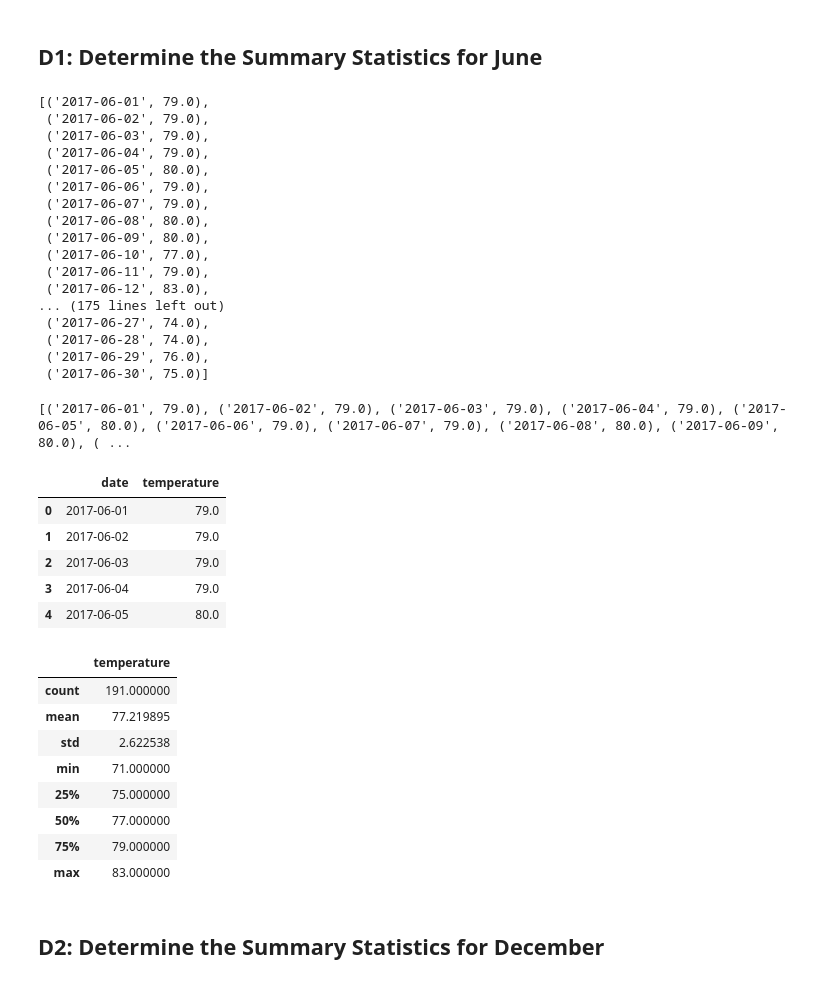
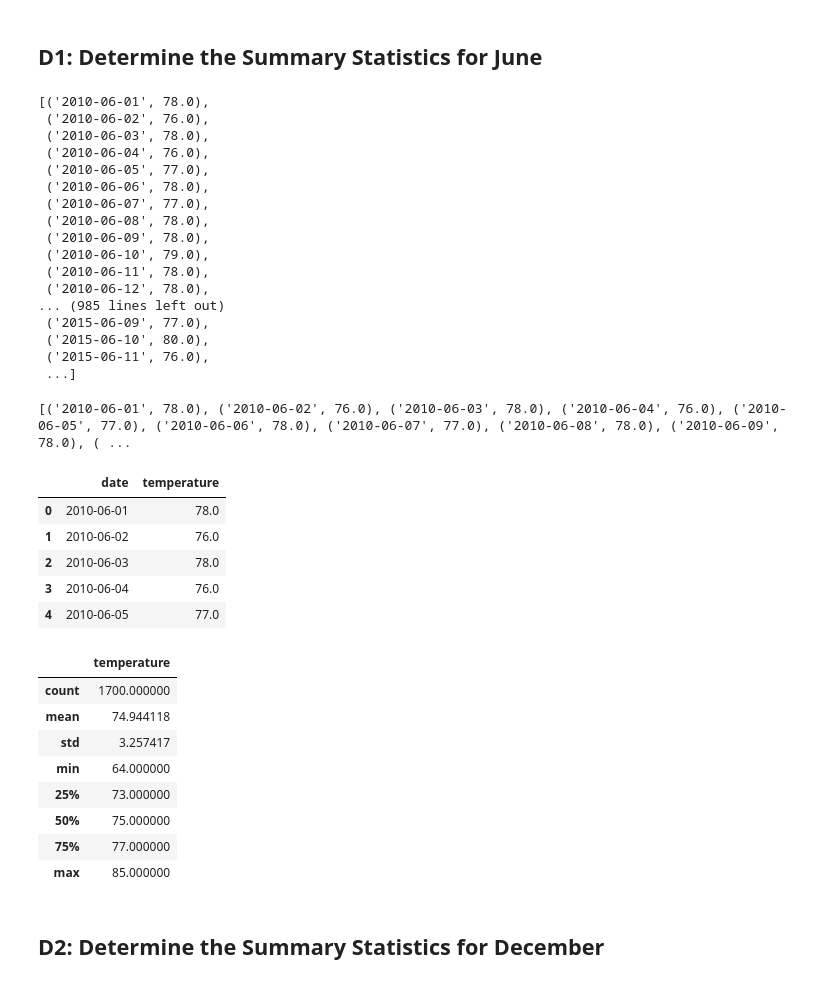
Before and after one commit to ereekaj/Surfs_Up, a Jupyter notebook: SurfsUp_Challenge.ipynb, the cells around one changed output. Saved outputs shown, nothing was run; the diff lists cells and outputs as text; code cells hidden in the pictures.

```diff
--- a/SurfsUp_Challenge.ipynb
+++ b/SurfsUp_Challenge.ipynb
@@ -31,58 +31,56 @@ session = Session(engine)
 from sqlalchemy import extract
 
 # 2. Write a query that filters the Measurement table to retrieve the temperatures for the month of June.
-session.query(Measurement.date, Measurement.tobs).filter(Measurement.date <='2017-06-30').\
-    filter(Measurement.date>= "2017-06-01").all()
+session.query(Measurement.date, Measurement.tobs).filter(extract('month', Measurement.date)==6).all()
 # %% [output]
-[('2017-06-01', 79.0),
- ('2017-06-02', 79.0),
- ('2017-06-03', 79.0),
- ('2017-06-04', 79.0),
- ('2017-06-05', 80.0),
- ('2017-06-06', 79.0),
- ('2017-06-07', 79.0),
- ('2017-06-08', 80.0),
- ('2017-06-09', 80.0),
- ('2017-06-10', 77.0),
- ('2017-06-11', 79.0),
- ('2017-06-12', 83.0),
-... (175 lines left out)
- ('2017-06-27', 74.0),
- ('2017-06-28', 74.0),
- ('2017-06-29', 76.0),
- ('2017-06-30', 75.0)]
+[('2010-06-01', 78.0),
+ ('2010-06-02', 76.0),
+ ('2010-06-03', 78.0),
+ ('2010-06-04', 76.0),
+ ('2010-06-05', 77.0),
+ ('2010-06-06', 78.0),
+ ('2010-06-07', 77.0),
+ ('2010-06-08', 78.0),
+ ('2010-06-09', 78.0),
+ ('2010-06-10', 79.0),
+ ('2010-06-11', 78.0),
+ ('2010-06-12', 78.0),
+... (985 lines left out)
+ ('2015-06-09', 77.0),
+ ('2015-06-10', 80.0),
+ ('2015-06-11', 76.0),
+ ...]
 # %%
 #  3. Convert the June temperatures to a list.
-results = []
-results = session.query(Measurement.date, Measurement.tobs).filter(Measurement.date <='2017-06-30').\
-    filter(Measurement.date>= "2017-06-01").all()
-print(results)
+results_June = []
+results_June = session.query(Measurement.date, Measurement.tobs).filter(extract('month', Measurement.date)==6).all()
+print(results_June)
 # %% [output]
-[('2017-06-01', 79.0), ('2017-06-02', 79.0), ('2017-06-03', 79.0), ('2017-06-04', 79.0), ('2017-06-05', 80.0), ('2017-06-06', 79.0), ('2017-06-07', 79.0), ('2017-06-08', 80.0), ('2017-06-09', 80.0), ( ...
+[('2010-06-01', 78.0), ('2010-06-02', 76.0), ('2010-06-03', 78.0), ('2010-06-04', 76.0), ('2010-06-05', 77.0), ('2010-06-06', 78.0), ('2010-06-07', 77.0), ('2010-06-08', 78.0), ('2010-06-09', 78.0), ( ...
 # %%
 # 4. Create a DataFrame from the list of temperatures for the month of June.
-june_df = pd.DataFrame(results, columns=['date','temperature'])
+june_df = pd.DataFrame(results_June, columns=['date','temperature'])
 june_df.head()
 # %% [output]
 |  | date | temperature |
-| 0 | 2017-06-01 | 79.0 |
-| 1 | 2017-06-02 | 79.0 |
-| 2 | 2017-06-03 | 79.0 |
-| 3 | 2017-06-04 | 79.0 |
-| 4 | 2017-06-05 | 80.0 |
+| 0 | 2010-06-01 | 78.0 |
+| 1 | 2010-06-02 | 76.0 |
+| 2 | 2010-06-03 | 78.0 |
+| 3 | 2010-06-04 | 76.0 |
+| 4 | 2010-06-05 | 77.0 |
 # %%
 # 5. Calculate and print out the summary statistics for the June temperature DataFrame.
 june_df.describe()
 # %% [output]
 |  | temperature |
-| count | 191.000000 |
-| mean | 77.219895 |
-| std | 2.622538 |
-| min | 71.000000 |
-| 25% | 75.000000 |
-| 50% | 77.000000 |
-| 75% | 79.000000 |
-| max | 83.000000 |
+| count | 1700.000000 |
+| mean | 74.944118 |
+| std | 3.257417 |
+| min | 64.000000 |
+| 25% | 73.000000 |
+| 50% | 75.000000 |
+| 75% | 77.000000 |
+| max | 85.000000 |
 # %% [markdown]
 ## D2: Determine the Summary Statistics for December
 # %%
```
Also changed, not shown: parts of 4 cells of this notebook.
